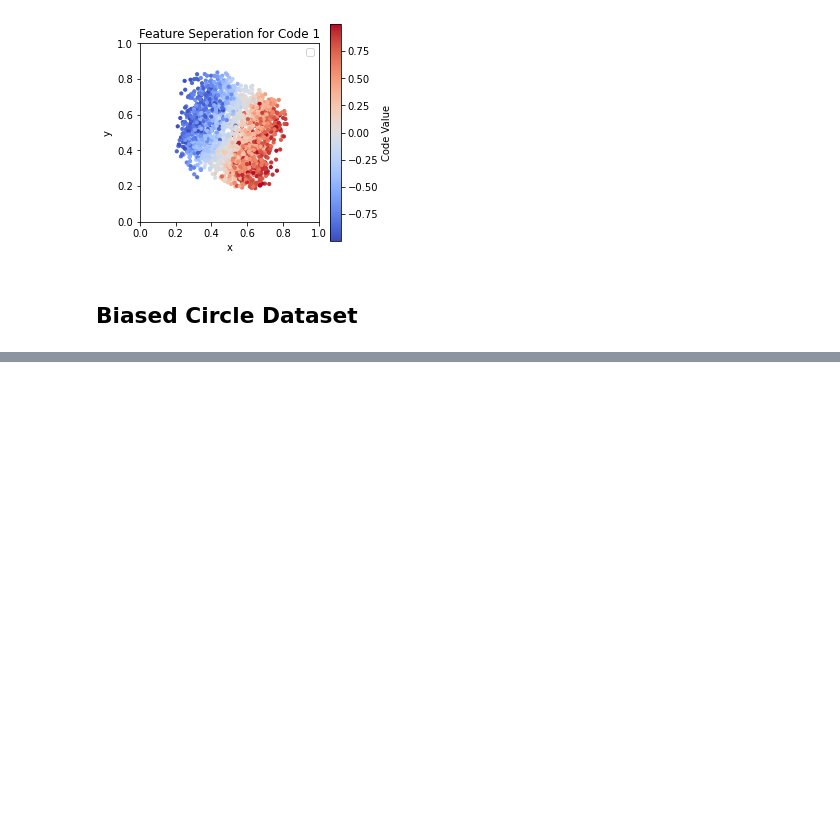
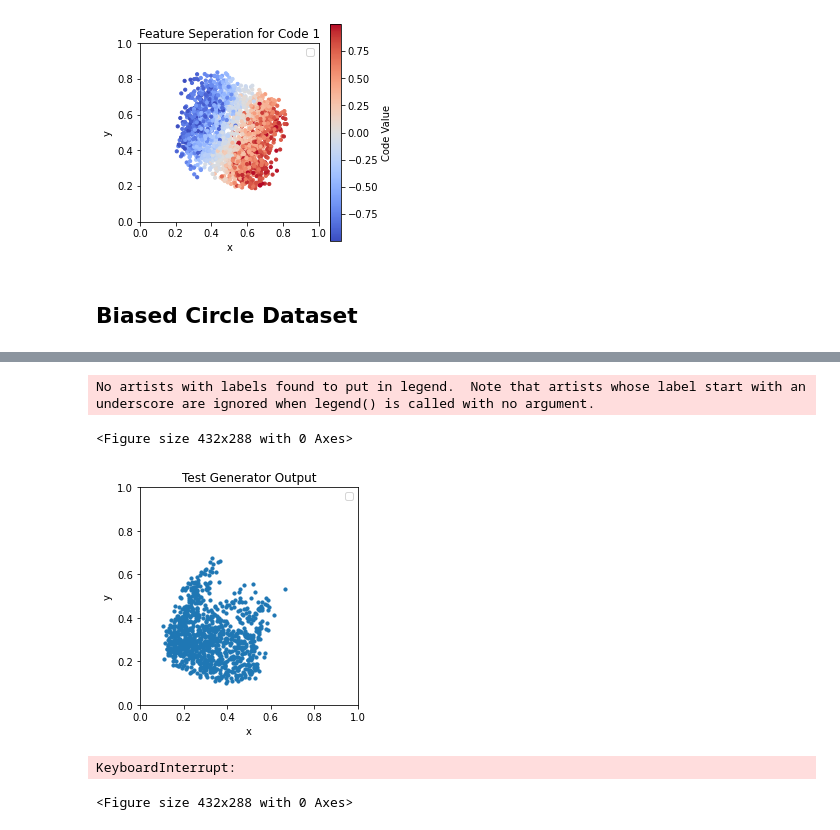
Before and after one commit to JacksonnF/InfoQGAN, a Jupyter notebook: experiments/InfoQGAN.ipynb, the cells around one changed output, grey strips where cells are left out. Saved outputs shown, nothing was run; the diff lists cells and outputs as text; code cells hidden in the pictures; blank space fills up the shorter version.

```diff
--- a/experiments/InfoQGAN.ipynb
+++ b/experiments/InfoQGAN.ipynb
@@ -533,0 +587,63 @@ plt.show()
+# %%
+d_error = []
+g_error = []
+t_error = []
+fk_prog = []
+best_p_value = -99
+
+# wandb.init(
+#     project='InfoQGAN',
+#     config = {
+#         "Generator Architecture": str(dict(net_G.named_modules())),
+#         "Discriminator Architecture": str(dict(net_D.named_modules())),
+#         "T Architecture": str(dict(net_T.named_modules())),
+#         "Batch Size": batch_size
+#     }
+# )
+
+for _ in range(300):
+    for batch in dataloader:
+        # First Update Discriminator with batch of Real Data
+        d_loss = compiled_D.fit_discriminator(batch, criterion, compiled_G, optimizer_D, noise_size+code_size)
+        g_loss = compiled_G.fit_generator(compiled_D, net_T, batch_size, noise_size+code_size, criterion, optimizer_G, code_size, beta)
+        t_loss = compiled_T.fit_t(compiled_G, batch_size, noise_size+code_size, code_size, optimizer_T)
+
+        # print("Batch done")
+        d_error.append(d_loss)
+        g_error.append(g_loss)
+        t_error.append(t_loss)
+        #wandb.log({"d_loss": d_loss, "g_loss": g_loss, "t_loss": t_loss})
+
+    print("Epoch: ", _)
+    # with torch.no_grad():
+    #     fake = net_G(fixed_noise)
+    #     # print(fake.size())
+    #     acc = boundary_adherence(fake.detach().numpy())
+    #     P, D = ndtest.ks2d2s(x, y, fake[:, 0].detach().numpy(), fake[:, 1].detach().numpy(), extra=True)
+    #     if P > best_p_value:
+    #         best_p_value = P
+    #         torch.save(compiled_G.state_dict(), f'./models/run_72/pval{P}.pth')
+    #     wandb.log({"Accuracy": acc, "KS Test p-value": P, "KS Test value": D})
+    #     x_c1 = npreal.cov(fake[:, 0].detach().numpy(), fixed_noise[:, 0])[0][1]
+    #     x_c2 = npreal.cov(fake[:, 0].detach().numpy(), fixed_noise[:, 1])[0][1]
+    #     y_c1 = npreal.cov(fake[:, 1].detach().numpy(), fixed_noise[:, 0])[0][1]
+    #     y_c2 = npreal.cov(fake[:, 1].detach().numpy(), fixed_noise[:, 1])[0][1]
+    #     # print(x_c1)
+    #     wandb.log({"Code 0 - X axis": x_c1, "Code 1 - X axis": x_c2, "Code 0 - Y axis": y_c1, "Code 1 - Y axis": y_c2})
+    #     # print(P)
+
+    if _ % 5 == 0:
+        with torch.no_grad():
+            fake = net_G(fixed_noise)
+            clear_output(wait=True)
+            fig = plot_xy(fake[:, 0].detach().numpy(), fake[:, 1].detach().numpy())
+            # img = wandb.Image(fig)
+            # wandb.log({"Generator Output": img})
+
+#wandb.finish()
+# %% [output]
+No artists with labels found to put in legend.  Note that artists whose label start with an underscore are ignored when legend() is called with no argument.
+<Figure size 432x288 with 0 Axes>
+[figure, added]
+KeyboardInterrupt:
+<Figure size 432x288 with 0 Axes>
```
Also changed, not shown: parts of 4 cells of this notebook.
